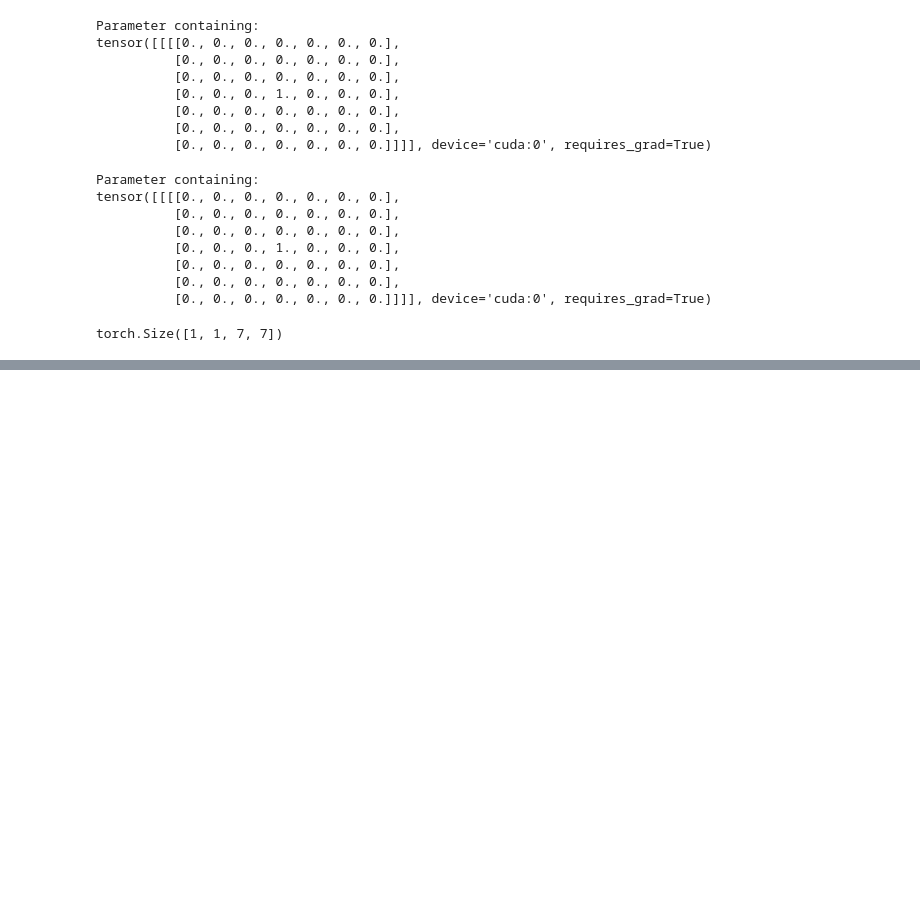
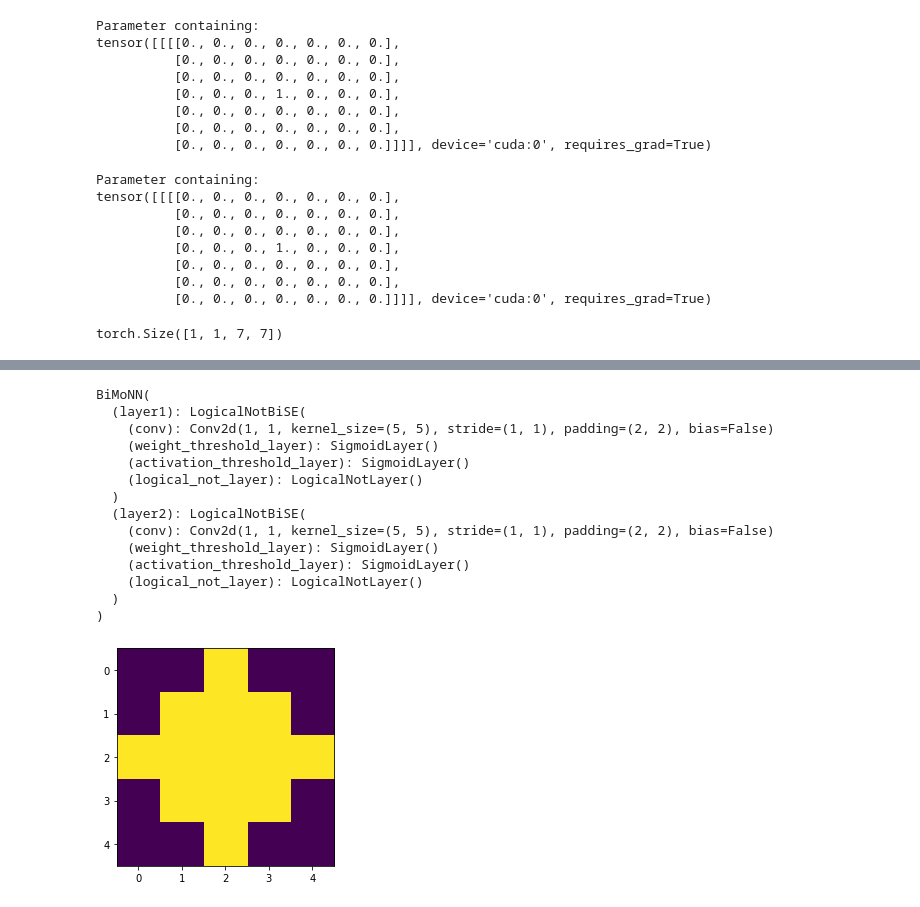
Before and after one commit to TheodoreAouad/3d_segm, a Jupyter notebook: Notebooks/DeepMorpho.ipynb, the cells around one changed output, grey strips where cells are left out. Drawn from its saved outputs; the diff is of its cells as text; code cells hidden in the pictures; blank space fills up the shorter version.

```diff
--- a/Notebooks/DeepMorpho.ipynb
+++ b/Notebooks/DeepMorpho.ipynb
@@ -704,0 +734,24 @@ torch.Size([1, 1, 7, 7])
+# %%
+reload_modules()
+net_dil = models.LogicalNotBiSE(kernel_size=(5, 5), activation_P=1, init_bias_value=-.5)
+net_dil2 = models.BiMoNN(
+    kernel_size=(5, 5), logical_not=True, activation_P=1, init_bias_value=-.5)
+plt.imshow(net_dil._normalized_weight[0, 0].detach())
+net_dil.to(device)
+net_dil2.to(device)
+# %% [output]
+BiMoNN(
+  (layer1): LogicalNotBiSE(
+    (conv): Conv2d(1, 1, kernel_size=(5, 5), stride=(1, 1), padding=(2, 2), bias=False)
+    (weight_threshold_layer): SigmoidLayer()
+    (activation_threshold_layer): SigmoidLayer()
+    (logical_not_layer): LogicalNotLayer()
+  )
+  (layer2): LogicalNotBiSE(
+    (conv): Conv2d(1, 1, kernel_size=(5, 5), stride=(1, 1), padding=(2, 2), bias=False)
+    (weight_threshold_layer): SigmoidLayer()
+    (activation_threshold_layer): SigmoidLayer()
+    (logical_not_layer): LogicalNotLayer()
+  )
+)
+[figure, added]
```
Also changed, not shown: parts of 14 cells of this notebook, 6 other files.
